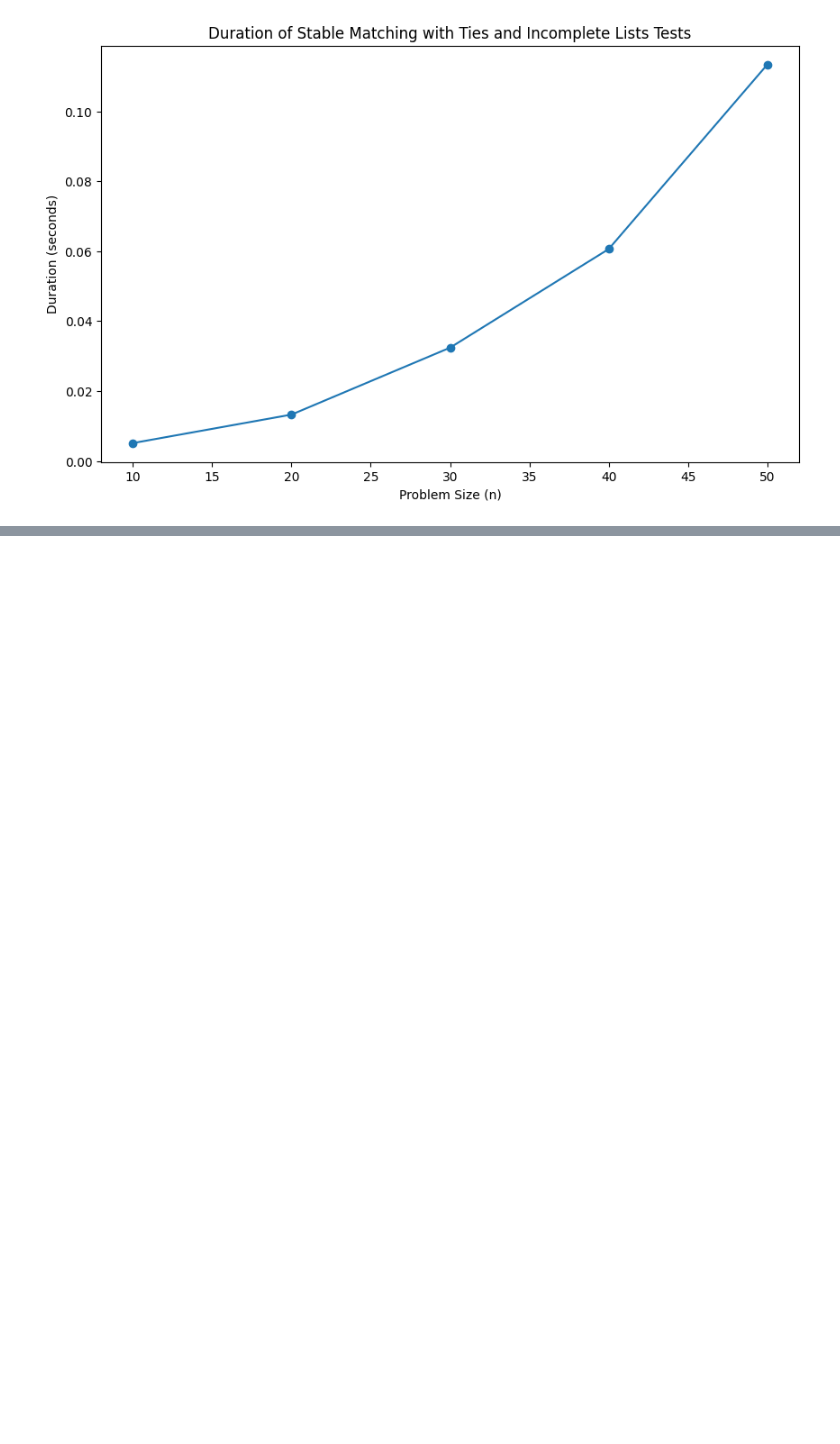
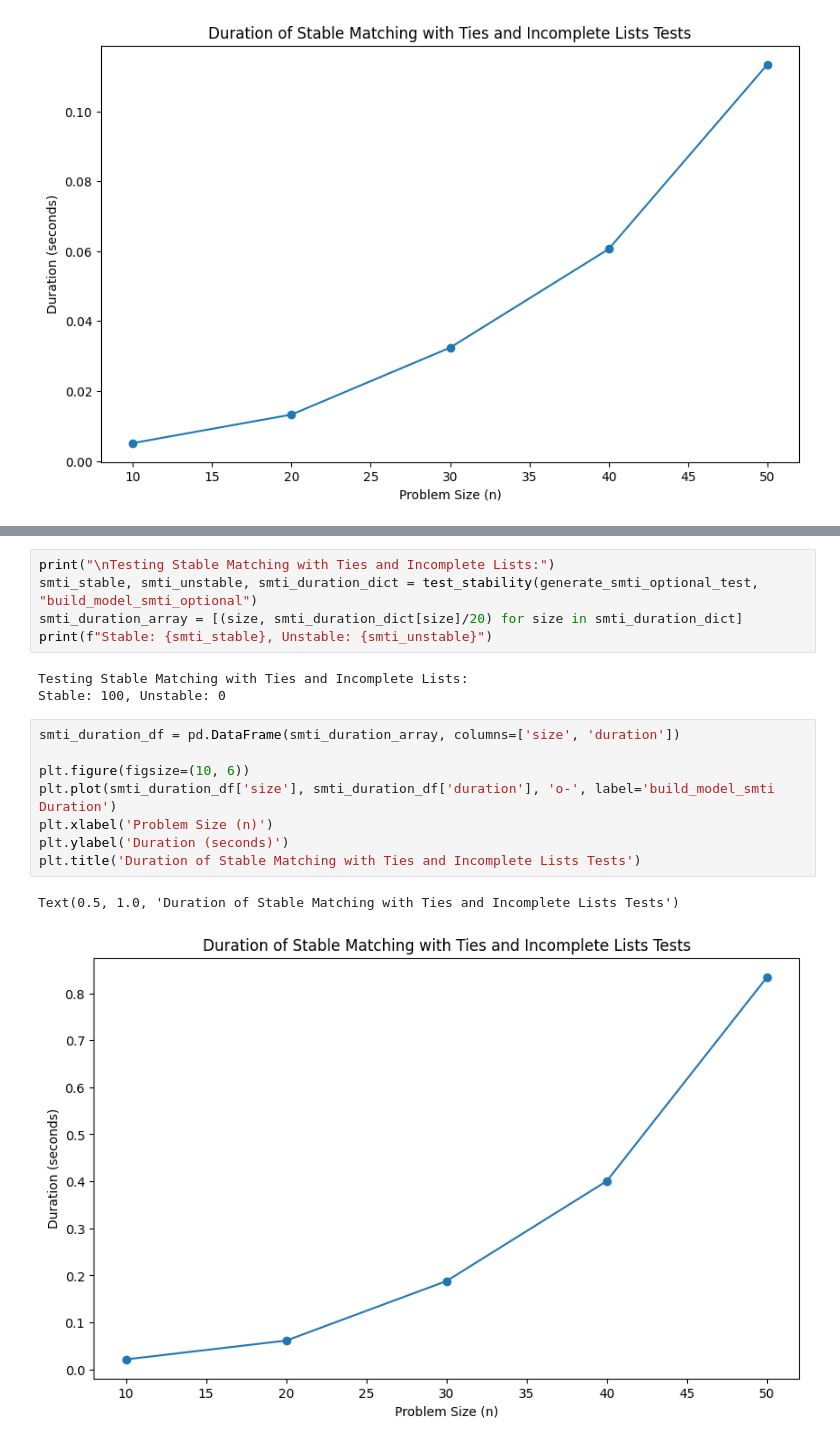
Before and after one commit to zoramardjoko/big-little-solver, a Jupyter notebook: tests.ipynb, the cells around one changed output, grey strips where cells are left out. Saved outputs shown, nothing was run; the diff lists cells and outputs as text; blank space fills up the shorter version.

Commit message:
some tests for stability and optional matching

```diff
--- a/tests.ipynb
+++ b/tests.ipynb
@@ -462,0 +498,19 @@ Text(0.5, 1.0, 'Duration of Stable Matching with Ties and Incomplete Lists Tests
+# %%
+print("\nTesting Stable Matching with Ties and Incomplete Lists:")
+smti_stable, smti_unstable, smti_duration_dict = test_stability(generate_smti_optional_test, "build_model_smti_optional")
+smti_duration_array = [(size, smti_duration_dict[size]/20) for size in smti_duration_dict]
+print(f"Stable: {smti_stable}, Unstable: {smti_unstable}")
+# %% [output]
+Testing Stable Matching with Ties and Incomplete Lists:
+Stable: 100, Unstable: 0
+# %%
+smti_duration_df = pd.DataFrame(smti_duration_array, columns=['size', 'duration'])
+
+plt.figure(figsize=(10, 6))
+plt.plot(smti_duration_df['size'], smti_duration_df['duration'], 'o-', label='build_model_smti Duration')
+plt.xlabel('Problem Size (n)')
+plt.ylabel('Duration (seconds)')
+plt.title('Duration of Stable Matching with Ties and Incomplete Lists Tests')
+# %% [output]
+Text(0.5, 1.0, 'Duration of Stable Matching with Ties and Incomplete Lists Tests')
+[figure, added]
```
Also changed, not shown: parts of 9 cells of this notebook, 1 other file.
